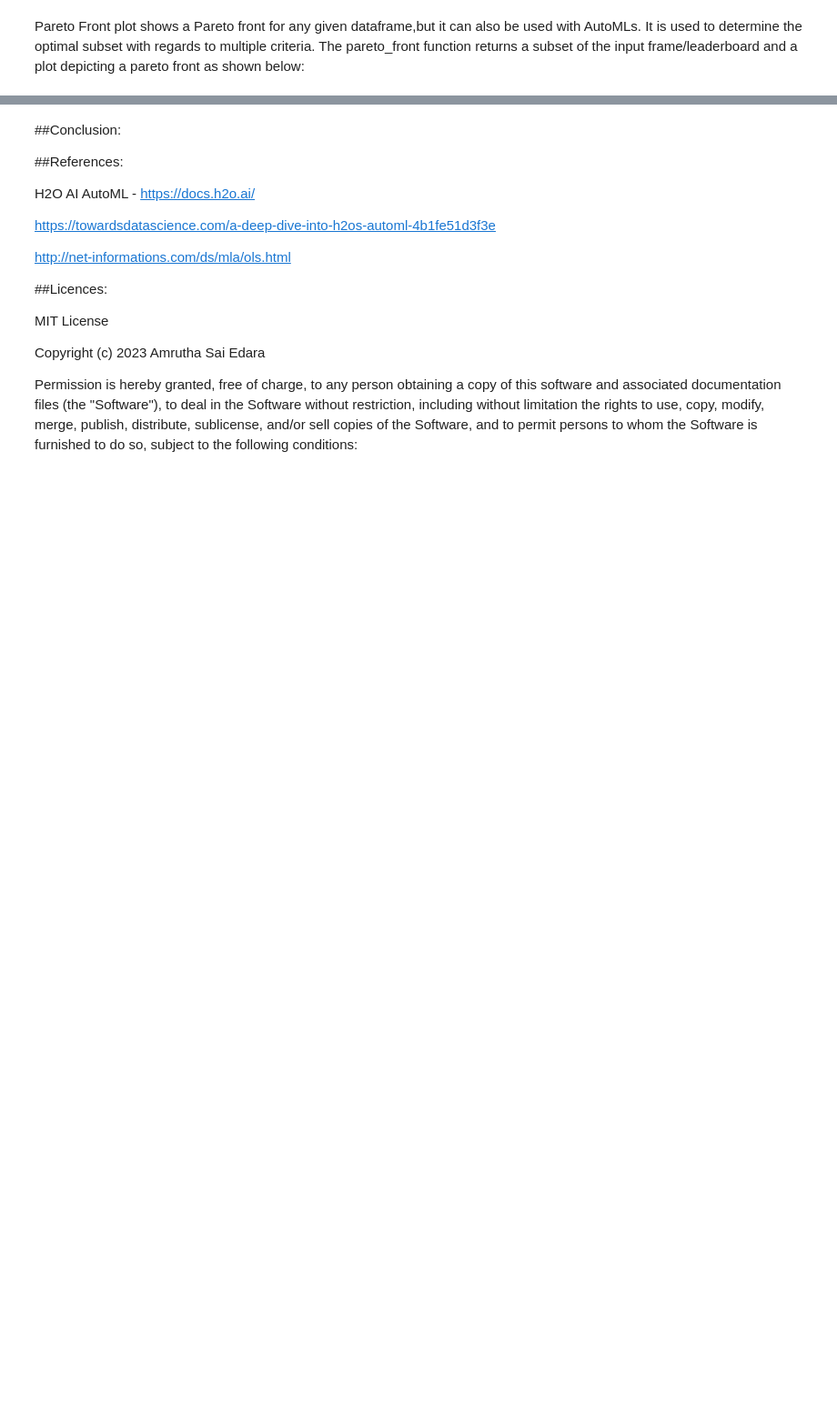
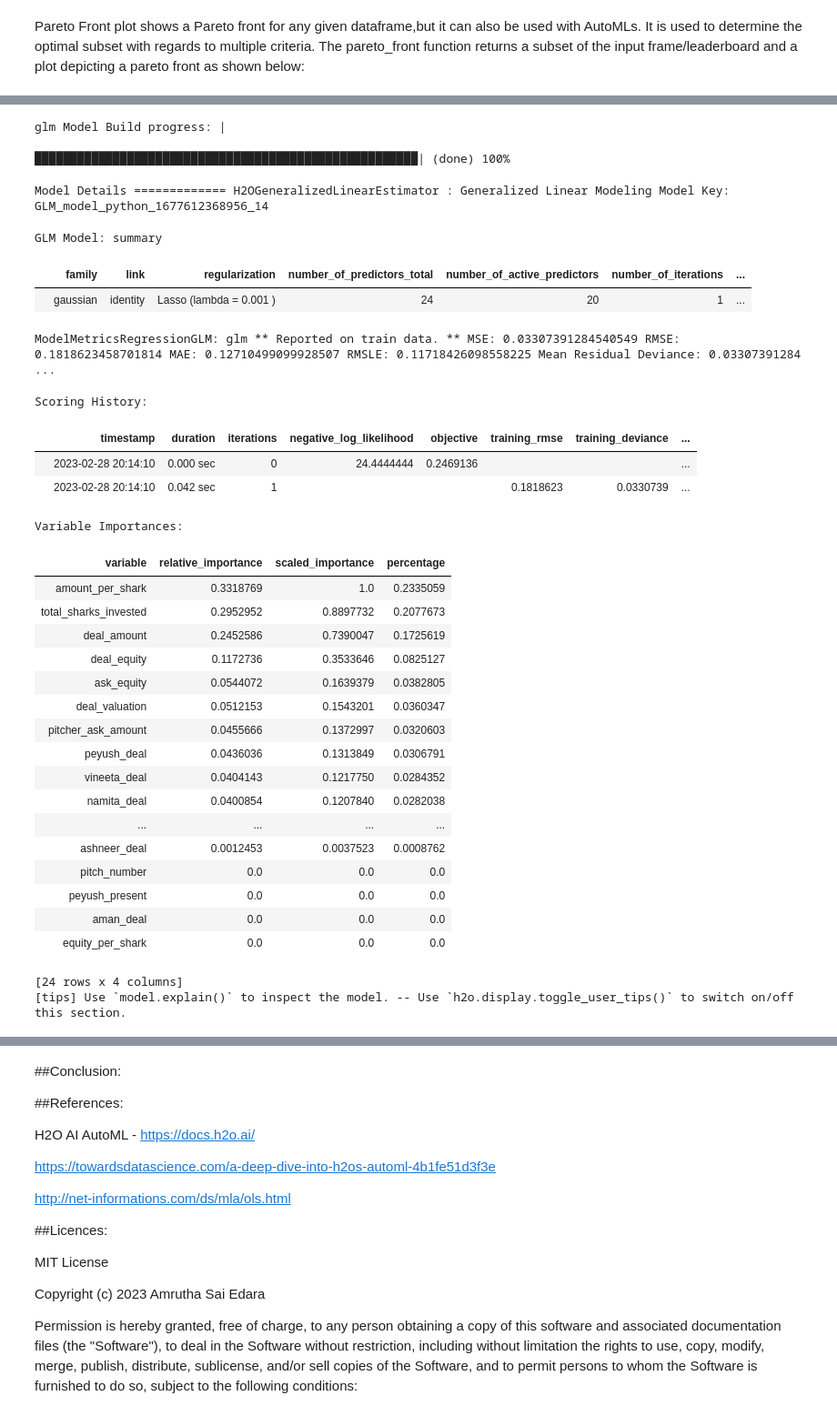
Before and after one commit to Amrutha1103/002776773_Amrutha_Sai_Edara_AutoML, a Jupyter notebook: AutoML.ipynb, the cells around one changed output, grey strips where cells are left out. Shown at 91% size. Drawn from its saved outputs; the diff is of its cells as text; code cells hidden in the pictures; blank space fills up the shorter version.

```diff
--- a/AutoML.ipynb
+++ b/AutoML.ipynb
@@ -552,0 +617,10 @@ explain_model = aml.explain(frame = test, figsize = (10,8),include_explanations=
+# %%
+from h2o.estimators.glm import H2OGeneralizedLinearEstimator
+
+h2o.init()  # initialize h2o
+
+# create a H2O generalized linear model with no regularization
+house_glm = H2OGeneralizedLinearEstimator(family='gaussian', lambda_=0, compute_p_values=True)
+
+# create a H2O generalized linear model with L1 regularization and a regularization parameter of 0.001
+house_glm_regularization = H2OGeneralizedLinearEstimator(family='gaussian', lambda_=0.001, alpha=1)
@@ -552,0 +644,34 @@ explain_model = aml.explain(frame = test, figsize = (10,8),include_explanations=
+# %%
+house_glm_regularization.train(x = x, y = 'deal', training_frame = train)
+# %% [output]
+glm Model Build progress: |
+██████████████████████████████████████████████████████| (done) 100%
+Model Details ============= H2OGeneralizedLinearEstimator : Generalized Linear Modeling Model Key: GLM_model_python_1677612368956_14
+GLM Model: summary
+|  | family | link | regularization | number_of_predictors_total | number_of_active_predictors | number_of_iterations | ... |
+|  | gaussian | identity | Lasso (lambda = 0.001 ) | 24 | 20 | 1 | ... |
+ModelMetricsRegressionGLM: glm ** Reported on train data. ** MSE: 0.03307391284540549 RMSE: 0.1818623458701814 MAE: 0.12710499099928507 RMSLE: 0.11718426098558225 Mean Residual Deviance: 0.03307391284 ...
+Scoring History:
+|  | timestamp | duration | iterations | negative_log_likelihood | objective | training_rmse | training_deviance | ... |
+|  | 2023-02-28 20:14:10 | 0.000 sec | 0 | 24.4444444 | 0.2469136 |  |  | ... |
+|  | 2023-02-28 20:14:10 | 0.042 sec | 1 |  |  | 0.1818623 | 0.0330739 | ... |
+Variable Importances:
+| variable | relative_importance | scaled_importance | percentage |
+| amount_per_shark | 0.3318769 | 1.0 | 0.2335059 |
+| total_sharks_invested | 0.2952952 | 0.8897732 | 0.2077673 |
+| deal_amount | 0.2452586 | 0.7390047 | 0.1725619 |
+| deal_equity | 0.1172736 | 0.3533646 | 0.0825127 |
+| ask_equity | 0.0544072 | 0.1639379 | 0.0382805 |
+| deal_valuation | 0.0512153 | 0.1543201 | 0.0360347 |
+| pitcher_ask_amount | 0.0455666 | 0.1372997 | 0.0320603 |
+| peyush_deal | 0.0436036 | 0.1313849 | 0.0306791 |
+| vineeta_deal | 0.0404143 | 0.1217750 | 0.0284352 |
+| namita_deal | 0.0400854 | 0.1207840 | 0.0282038 |
+| ... | ... | ... | ... |
+| ashneer_deal | 0.0012453 | 0.0037523 | 0.0008762 |
+| pitch_number | 0.0 | 0.0 | 0.0 |
+| peyush_present | 0.0 | 0.0 | 0.0 |
+| aman_deal | 0.0 | 0.0 | 0.0 |
+| equity_per_shark | 0.0 | 0.0 | 0.0 |
+[24 rows x 4 columns]
+[tips] Use `model.explain()` to inspect the model. -- Use `h2o.display.toggle_user_tips()` to switch on/off this section.
```
Also changed, not shown: parts of 24 cells of this notebook.
